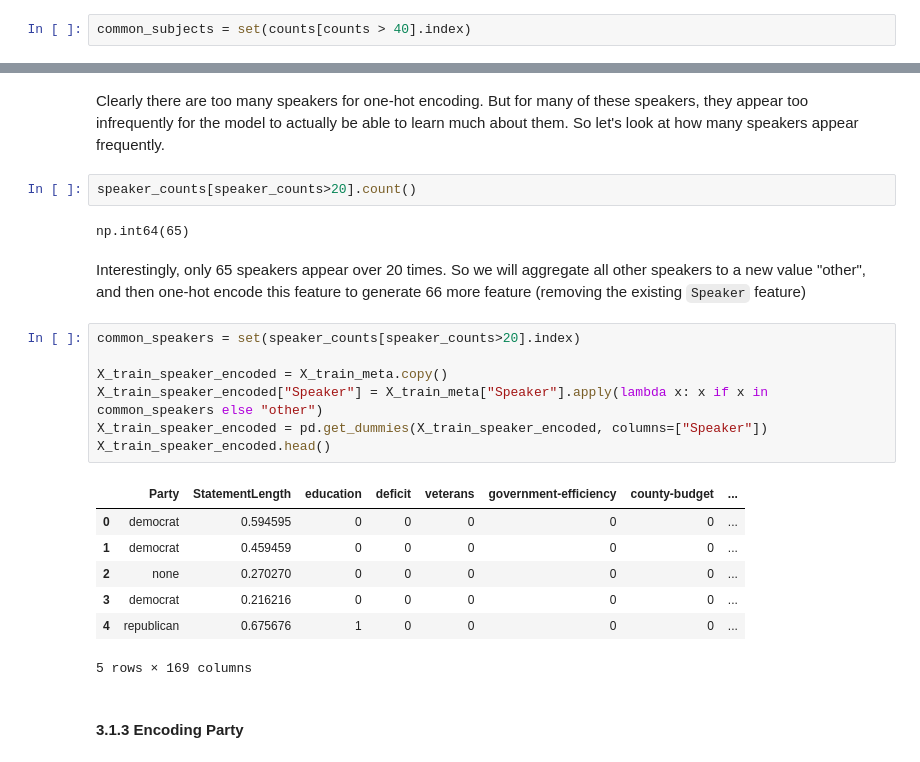
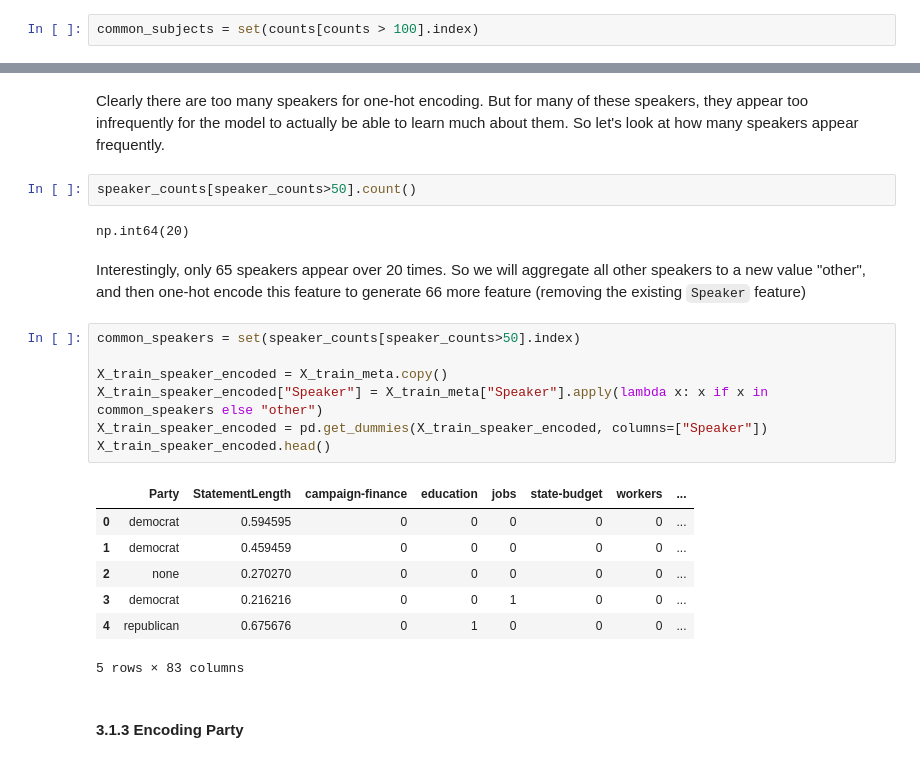
Before and after one commit to giacomomolinari/liar-fake-news-detector, a Jupyter notebook: models.ipynb, the cells around one changed output, grey strips where cells are left out. Saved outputs shown, nothing was run; the diff lists cells and outputs as text.

```diff
--- a/models.ipynb
+++ b/models.ipynb
@@ -205,5 +209,5 @@ counts.count(), counts[counts > 40].count()
 # %%
-common_subjects = set(counts[counts > 40].index)
+common_subjects = set(counts[counts > 100].index)
 # %% [markdown]
 there are 100 subjects which appear over 40 times, while all others appear less than 40 times each. I will aggregate these infrequent subject tags into a new tag "other"
 # %%
@@ -384,26 +388,26 @@ dtype: int64
 # %% [markdown]
 Clearly there are too many speakers for one-hot encoding. But for many of these speakers, they appear too infrequently for the model to actually be able to learn much about them. So let's look at how many speakers appear frequently.
 # %%
-speaker_counts[speaker_counts>20].count()
+speaker_counts[speaker_counts>50].count()
 # %% [output]
-np.int64(65)
+np.int64(20)
 # %% [markdown]
 Interestingly, only 65 speakers appear over 20 times. So we will aggregate all other speakers to a new value "other", and then one-hot encode this feature to generate 66 more feature (removing the existing `Speaker` feature)
 # %%
-common_speakers = set(speaker_counts[speaker_counts>20].index)
+common_speakers = set(speaker_counts[speaker_counts>50].index)
 
 X_train_speaker_encoded = X_train_meta.copy()
 X_train_speaker_encoded["Speaker"] = X_train_meta["Speaker"].apply(lambda x: x if x in common_speakers else "other")
 X_train_speaker_encoded = pd.get_dummies(X_train_speaker_encoded, columns=["Speaker"])
 X_train_speaker_encoded.head()
 # %% [output]
-|  | Party | StatementLength | education | deficit | veterans | government-efficiency | county-budget | ... |
+|  | Party | StatementLength | campaign-finance | education | jobs | state-budget | workers | ... |
 | 0 | democrat | 0.594595 | 0 | 0 | 0 | 0 | 0 | ... |
 | 1 | democrat | 0.459459 | 0 | 0 | 0 | 0 | 0 | ... |
 | 2 | none | 0.270270 | 0 | 0 | 0 | 0 | 0 | ... |
-| 3 | democrat | 0.216216 | 0 | 0 | 0 | 0 | 0 | ... |
-| 4 | republican | 0.675676 | 1 | 0 | 0 | 0 | 0 | ... |
+| 3 | democrat | 0.216216 | 0 | 0 | 1 | 0 | 0 | ... |
+| 4 | republican | 0.675676 | 0 | 1 | 0 | 0 | 0 | ... |
-5 rows × 169 columns
+5 rows × 83 columns
 # %% [markdown]
 #### 3.1.3 Encoding Party
 # %% [markdown]
```
Also changed, not shown: parts of 71 cells of this notebook.
